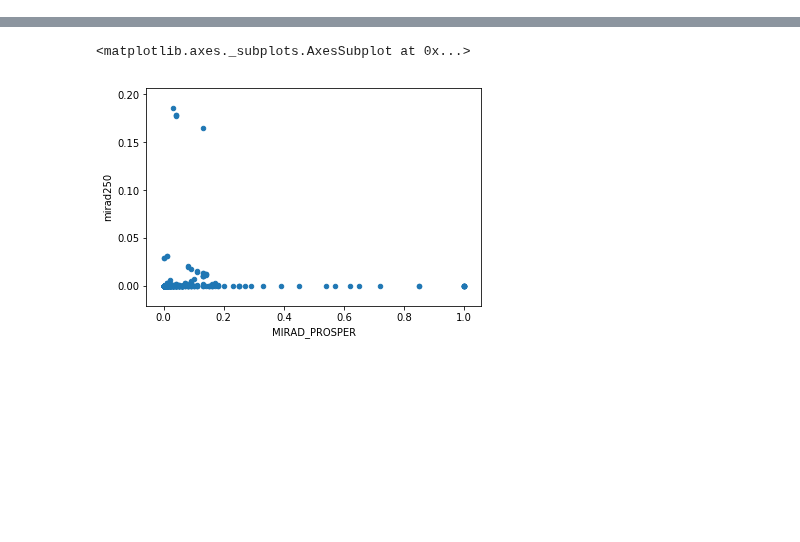
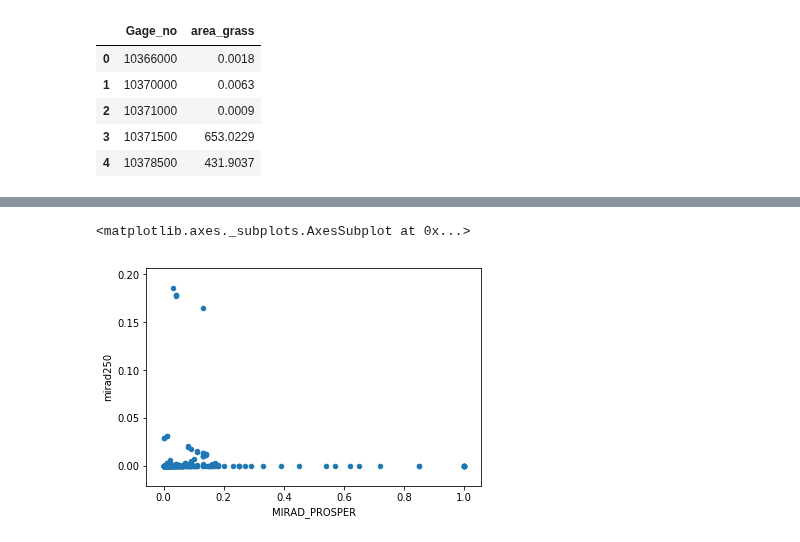
Before and after one commit to usgs/water-fcpg-tools, a Jupyter notebook: CPG_comparison.ipynb, the cells around one changed output, grey strips where cells are left out. Saved outputs shown, nothing was run; the diff lists cells and outputs as text; code cells hidden in the pictures; blank space fills up the shorter version.

```diff
--- a/CPG_comparison.ipynb
+++ b/CPG_comparison.ipynb
@@ -18,3 +23,31 @@ def get_val(dat,gt=[],rb=[]):
     # extract the value
     intval = rb.ReadAsArray(px,py,1,1)
     return intval[0][0]
+# %%
+def get_watershed_areas(fl):
+    '''
+    Function to pull gageID and area from basin delineation shapefiles
+
+    Inputs:
+        Shapefile Path
+
+    Outputs:
+        gageID
+        watershed araea [sq km]
+
+    '''
+    gageID = fl.split('_')[-4]
+
+    dat = gpd.read_file(fl) # read file
+    area = dat.area_sqkm.sum()
+
+    return gageID,area # return gageID and watershed area
+# %%
+shapefls = glob.glob('./data/gauges_proj/region_%s_*.shp'%(reg))
+# %%
+gageIDs = []
+areas = []
+for fl in shapefls:
+    gageID,area = get_watershed_areas(fl)
+    gageIDs.append(gageID)
+    areas.append(area)
@@ -21,3 +61,12 @@ def get_val(dat,gt=[],rb=[]):
+# %%
+delineations.head()
+# %% [output]
+|  | Gage_no | area_grass |
+| 0 | 10366000 | 0.0018 |
+| 1 | 10370000 | 0.0063 |
+| 2 | 10371000 | 0.0009 |
+| 3 | 10371500 | 653.0229 |
+| 4 | 10378500 | 431.9037 |
 # %%
 fl = './data/CPG_from_roy/region_17/MirAd_2012_100_CPG.tif'
 ds = gdal.Open(fl)
```
Also changed, not shown: parts of 19 cells of this notebook.
